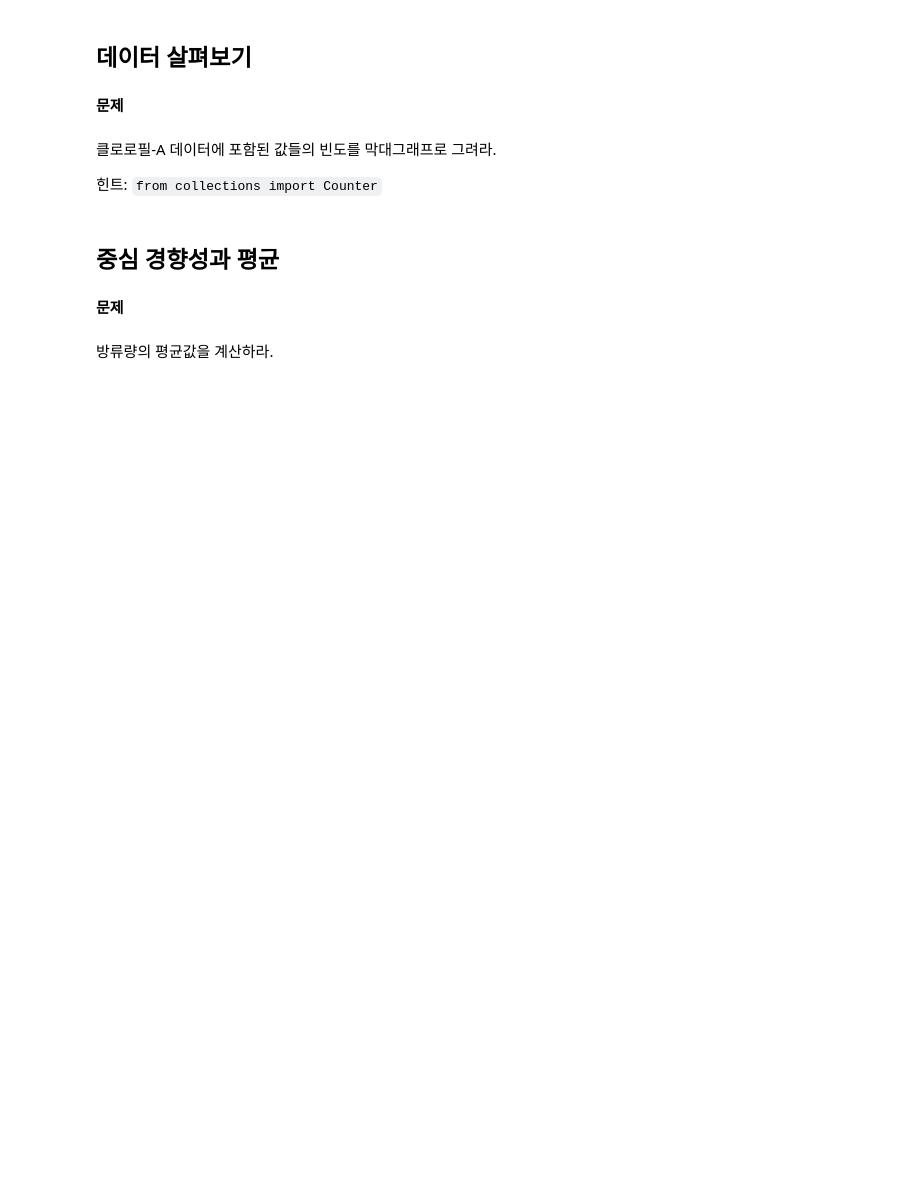
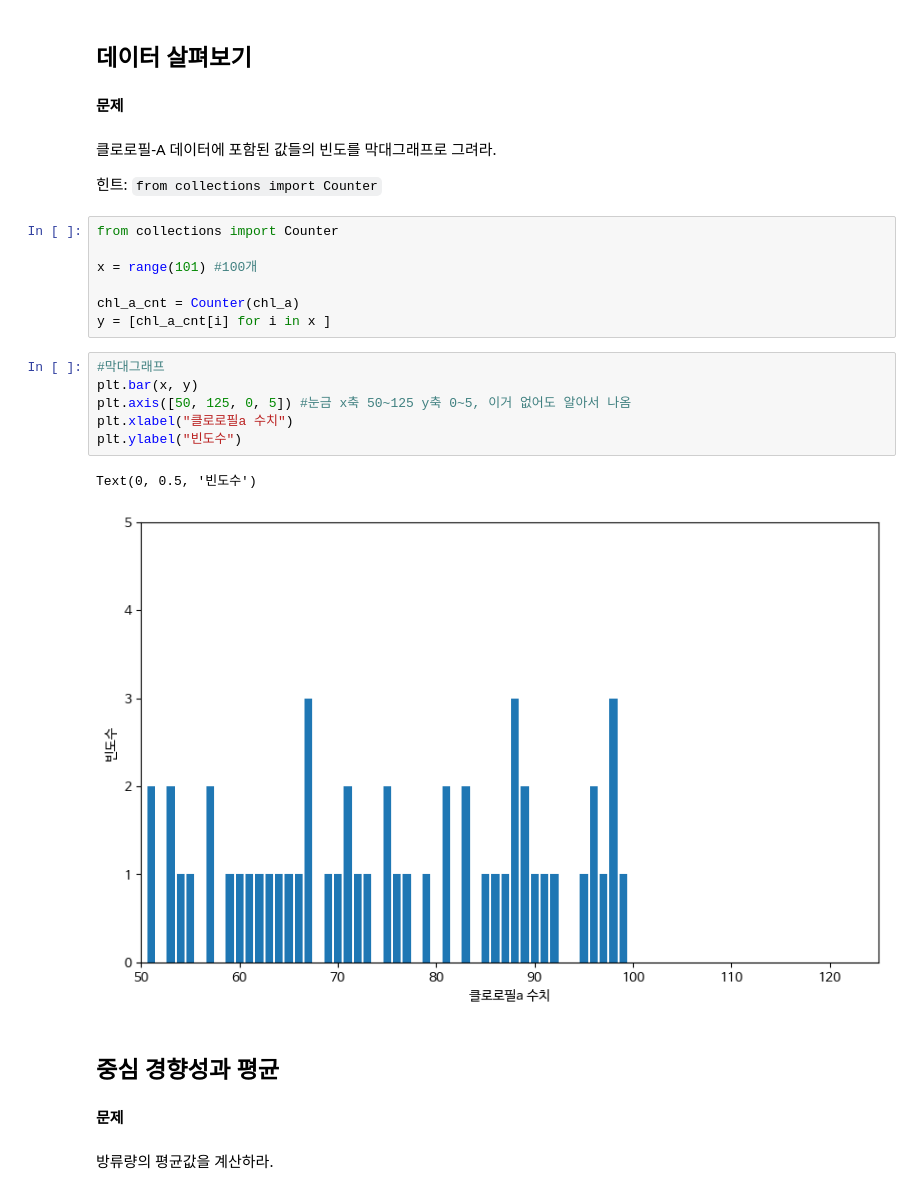
Before and after one commit to pge1223/ESTCamp_AI_Human, a Jupyter notebook: practices/practice-from_scratch_2.ipynb, the cells around one changed output. Saved outputs shown, nothing was run; the diff lists cells and outputs as text; blank space fills up the shorter version.

```diff
--- a/practices/practice-from_scratch_2.ipynb
+++ b/practices/practice-from_scratch_2.ipynb
@@ -104,6 +159,22 @@ flow = [25, 25, 24, 24, 22, 22, 21, 21, 20, 20,
 클로로필-A 데이터에 포함된 값들의 빈도를 막대그래프로 그려라.
 
 힌트: `from collections import Counter`
+# %%
+from collections import Counter
+
+x = range(101) #100개
+
+chl_a_cnt = Counter(chl_a)
+y = [chl_a_cnt[i] for i in x ]
+# %%
+#막대그래프
+plt.bar(x, y)
+plt.axis([50, 125, 0, 5]) #눈금 x축 50~125 y축 0~5, 이거 없어도 알아서 나옴
+plt.xlabel("클로로필a 수치")
+plt.ylabel("빈도수")
+# %% [output]
+Text(0, 0.5, '빈도수')
+[figure, added]
 # %% [markdown]
 ## 중심 경향성과 평균
 # %% [markdown]
```
Also changed, not shown: parts of 26 cells of this notebook.
